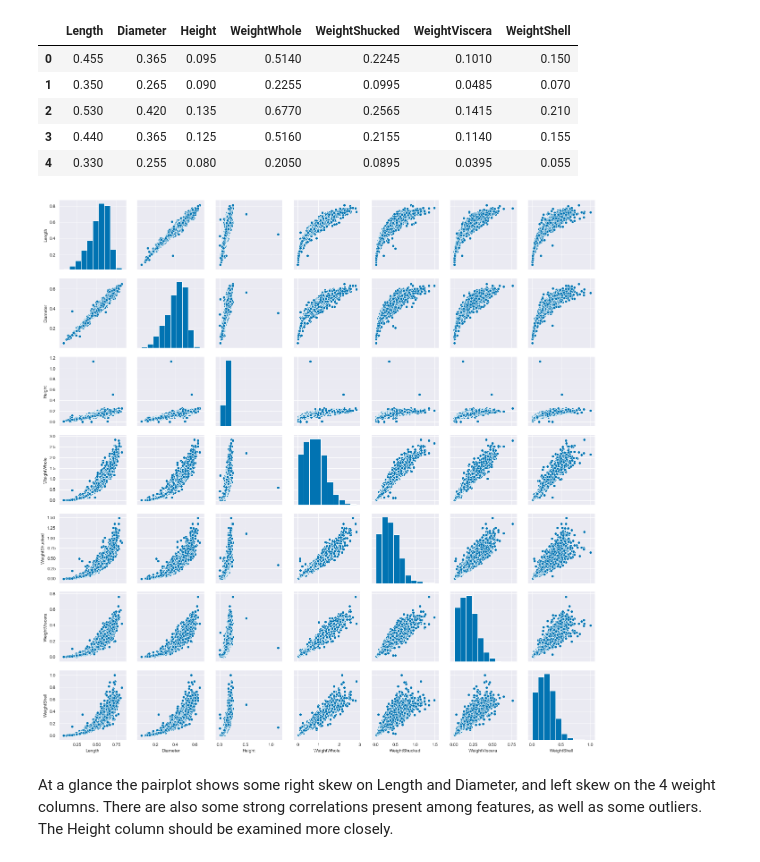
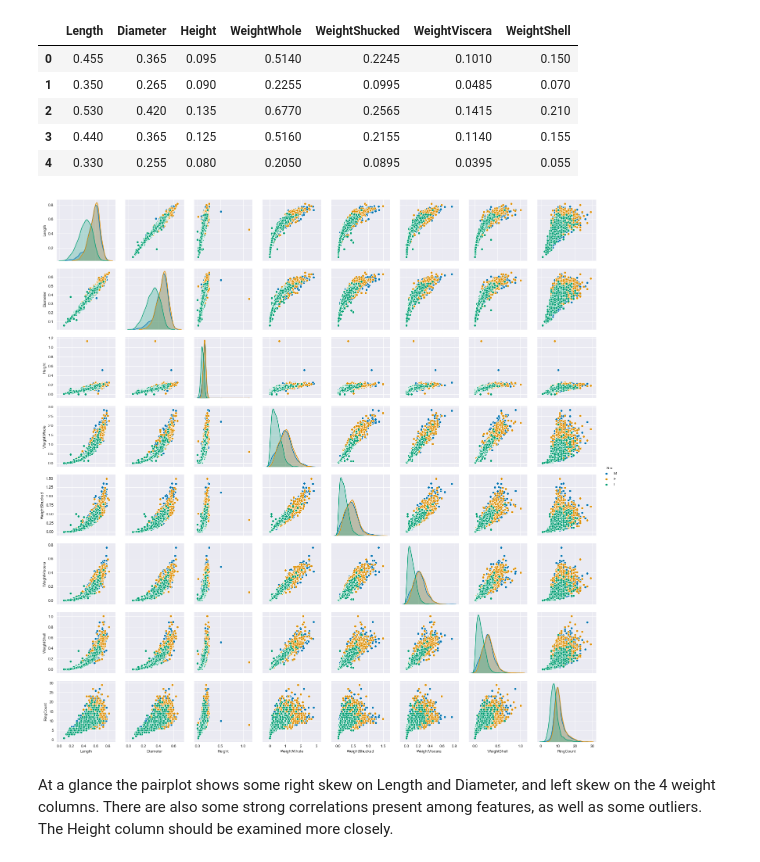
Before and after one commit to chrisammon3000/uci-abalone, a Jupyter notebook: notebooks/190924-gcl-initial-exploration.ipynb, the cells around one changed output. Saved outputs shown, nothing was run; the diff lists cells and outputs as text; code cells hidden in the pictures.

Commit message:
Edit pairplot to include all columns, hue by sex

```diff
--- a/notebooks/190924-gcl-initial-exploration.ipynb
+++ b/notebooks/190924-gcl-initial-exploration.ipynb
@@ -123,9 +123,9 @@ raw_numeric_cont.head()
 | 4 | 0.330 | 0.255 | 0.080 | 0.2050 | 0.0895 | 0.0395 | 0.055 |
 # %%
 # Pairplots all continuous numeric features
-sns.pairplot(raw_numeric_cont);
+sns.pairplot(raw, hue="Sex");
 # %% [output]
-[figure, old version]
+[figure, new version]
 # %% [markdown]
 At a glance the pairplot shows some right skew on Length and Diameter, and left skew on the 4 weight columns. There are also some strong correlations present among features, as well as some outliers. The Height column should be examined more closely.
 # %%
```
Also changed, not shown: parts of 2 cells of this notebook.
